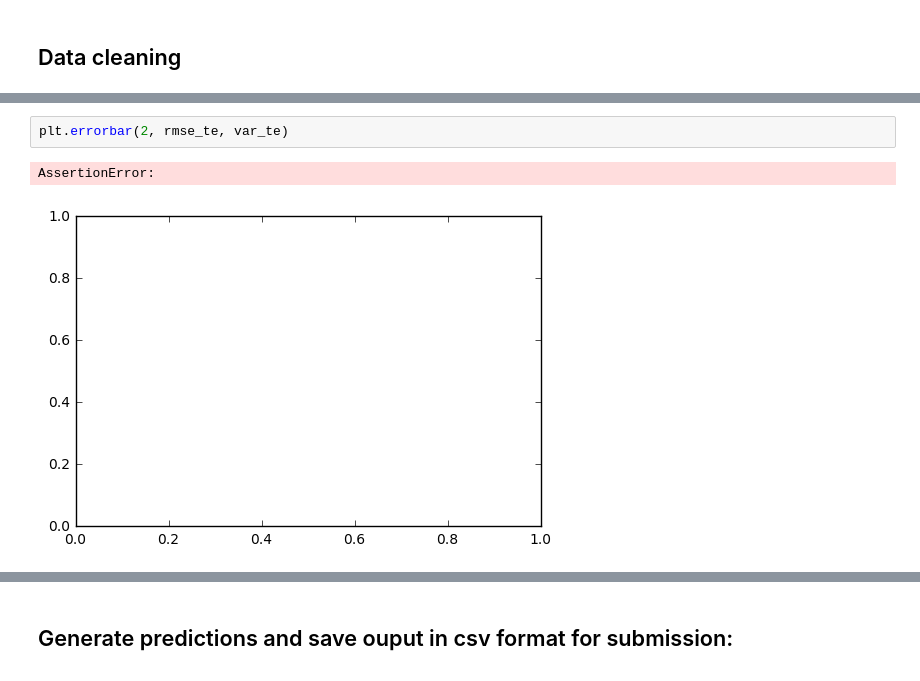
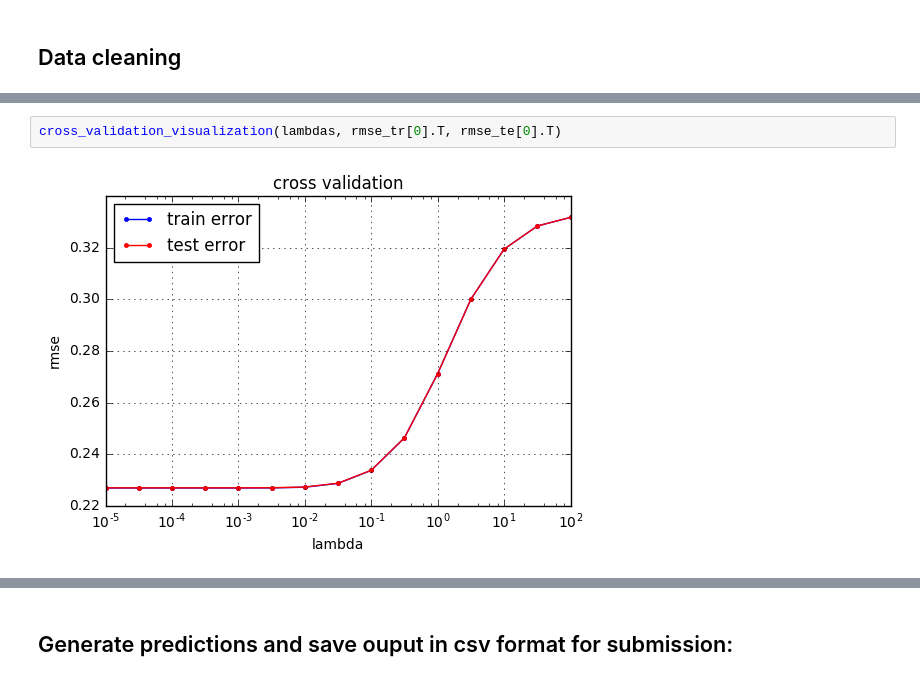
Before and after one commit to akhileshgotmare/ml-course-project1, a Jupyter notebook: project1/scripts/project1.ipynb, the cells around one changed output, grey strips where cells are left out. Drawn from its saved outputs; the diff is of its cells as text.

```diff
--- a/project1/scripts/project1.ipynb
+++ b/project1/scripts/project1.ipynb
@@ -143,5 +172,4 @@ NameError: name 'degrees' is not defined
-# %%
-plt.errorbar(2, rmse_te, var_te)
-# %% [output]
-AssertionError:
-[figure, removed]
+# %%
+cross_validation_visualization(lambdas, rmse_tr[0].T, rmse_te[0].T)
+# %% [output]
+[figure, added]
```
Also changed, not shown: parts of 8 cells of this notebook, 1 other file.
